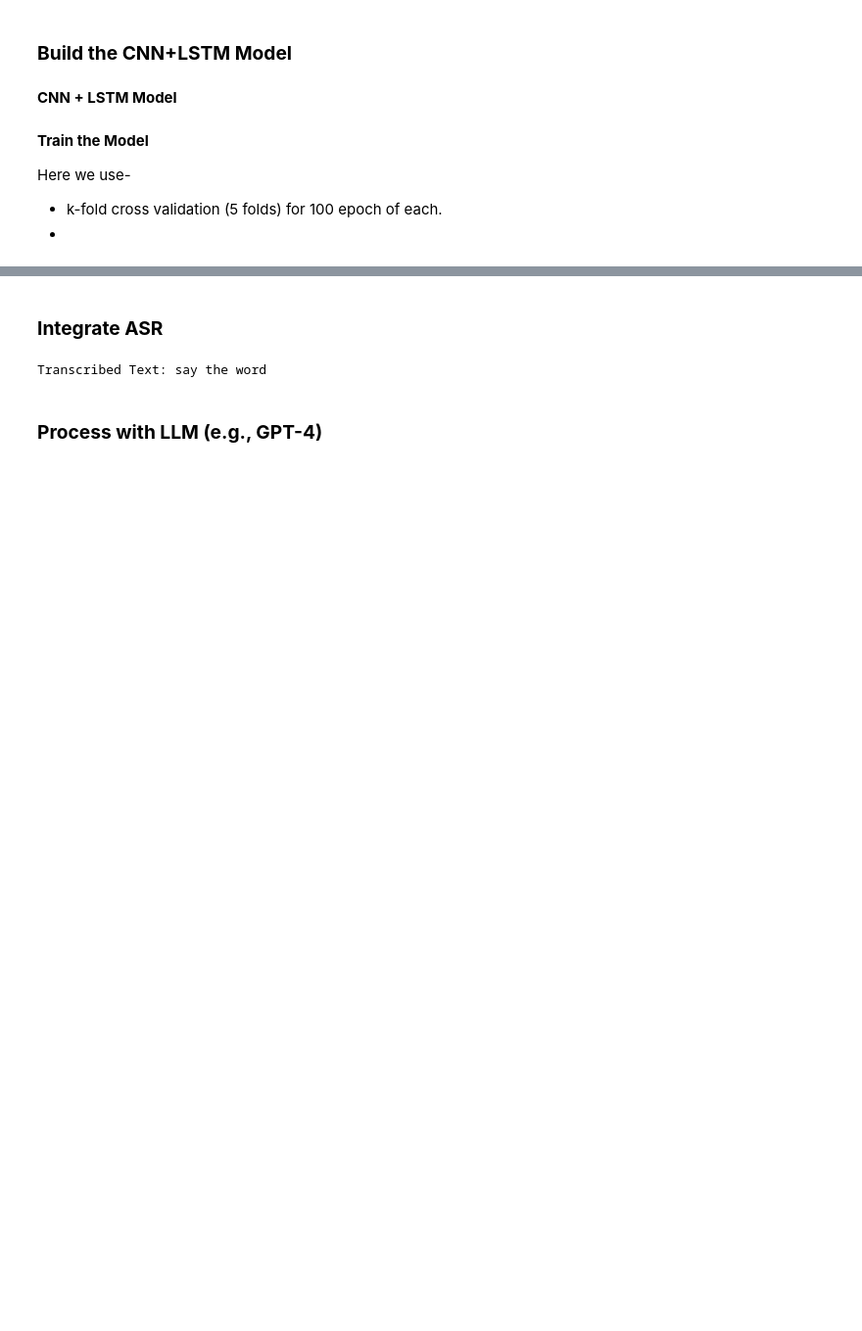
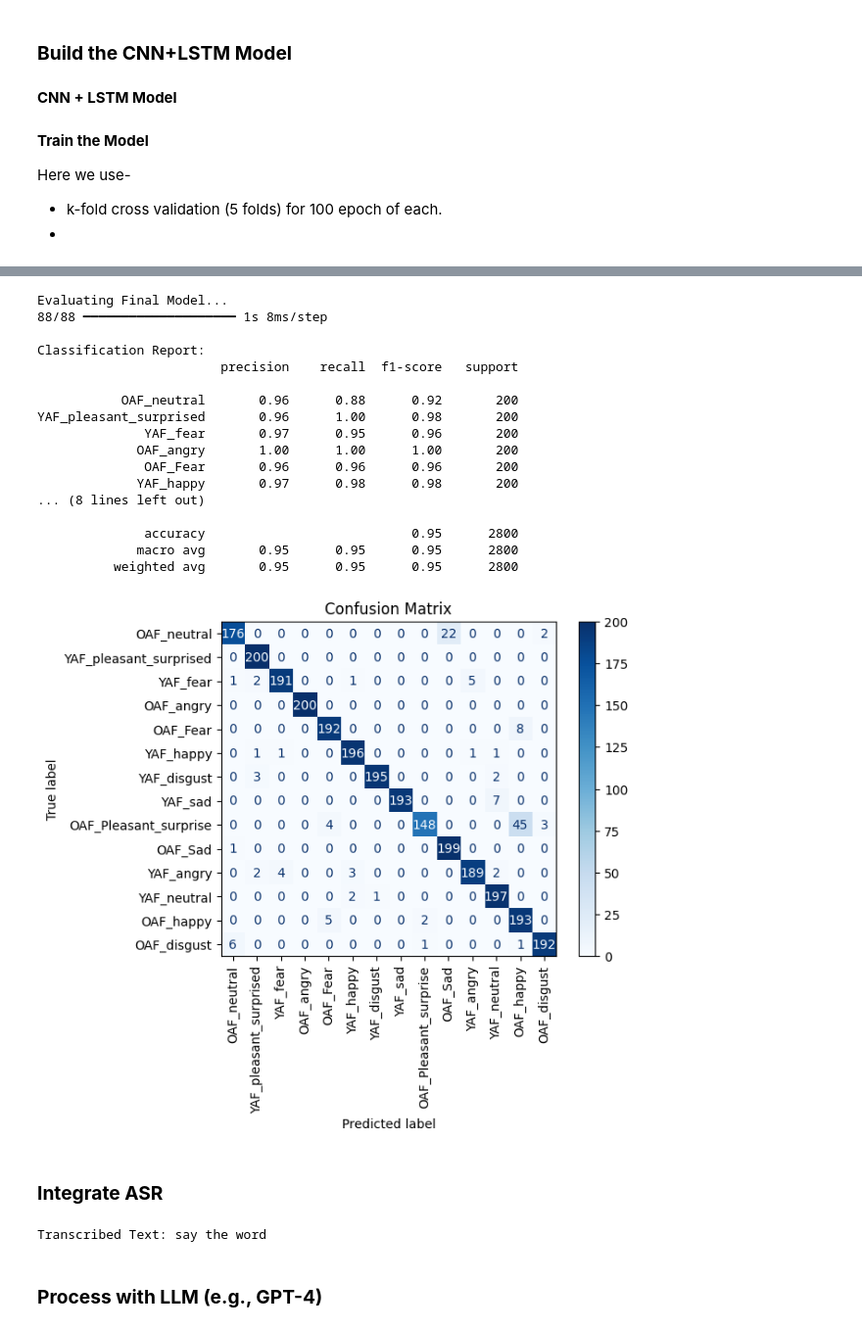
Before and after one commit to abs-sayem/stress_level_detection, a Jupyter notebook: emotion_score_stress_level_detection.ipynb, the cells around one changed output, grey strips where cells are left out. Shown at 98% size. Saved outputs shown, nothing was run; the diff lists cells and outputs as text; code cells hidden in the pictures; blank space fills up the shorter version.

```diff
--- a/emotion_score_stress_level_detection.ipynb
+++ b/emotion_score_stress_level_detection.ipynb
@@ -425,16 +431,39 @@ Final model saved at: models\final_cnnlstm_model.h5
-# %%
-from tensorflow.keras.models import load_model
-import numpy as np
-import matplotlib.pyplot as plt
-from sklearn.metrics import classification_report, confusion_matrix
-import seaborn as sns
-
-# Load the model
-model = load_model('final_cnnmodel_model.h5')
-
-# Load your test/validation data (replace these with actual data)
-X_test = np.load('X_test.npy')  # Features (e.g., MFCCs or other extracted features)
-y_test = np.load('y_test.npy')  # True labels (one-hot or categorical format)
+# %%
+# Classification Report and Confusion Matrix for Final Model
+print("\nEvaluating Final Model...")
+predictions = model.predict(features)
+y_pred = np.argmax(predictions, axis=1)
+y_true = np.argmax(y_categorical, axis=1)
+
+# Classification Report
+print("\nClassification Report:")
+print(classification_report(y_true, y_pred, target_names=unique_labels))
+
+# Confusion Matrix
+cm = confusion_matrix(y_true, y_pred)
+disp = ConfusionMatrixDisplay(confusion_matrix=cm, display_labels=unique_labels)
+disp.plot(cmap=plt.cm.Blues, xticks_rotation="vertical")
+plt.title("Confusion Matrix")
+plt.show()
+# %% [output]
+Evaluating Final Model...
+88/88 ━━━━━━━━━━━━━━━━━━━━ 1s 8ms/step
+
+Classification Report:
+                        precision    recall  f1-score   support
+
+           OAF_neutral       0.96      0.88      0.92       200
+YAF_pleasant_surprised       0.96      1.00      0.98       200
+              YAF_fear       0.97      0.95      0.96       200
+             OAF_angry       1.00      1.00      1.00       200
+              OAF_Fear       0.96      0.96      0.96       200
+             YAF_happy       0.97      0.98      0.98       200
+... (8 lines left out)
+
+              accuracy                           0.95      2800
+             macro avg       0.95      0.95      0.95      2800
+          weighted avg       0.95      0.95      0.95      2800
+[figure, added]
 # %% [markdown]
 ### **Integrate ASR**
 # %%
```
Also changed, not shown: parts of 2 cells of this notebook, 5 other files.
